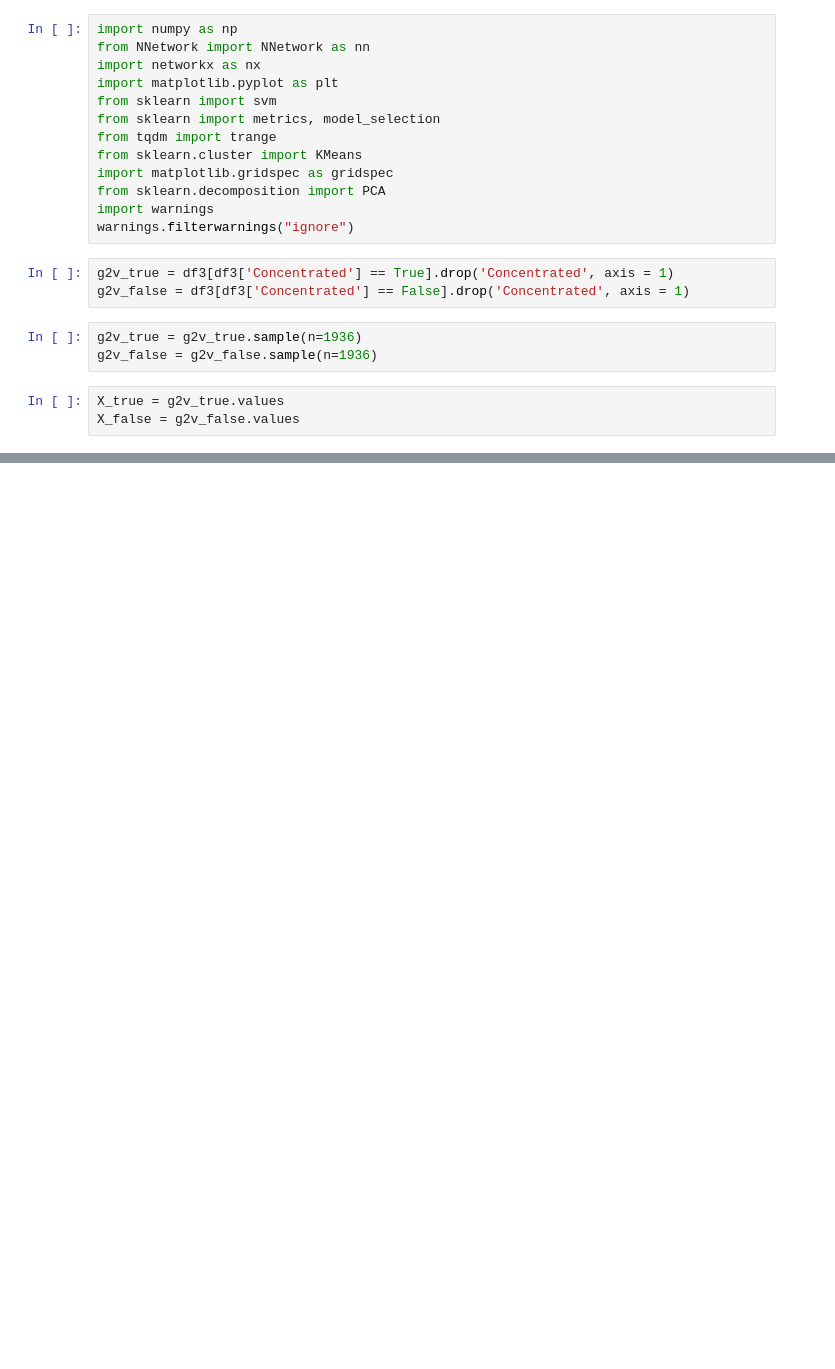
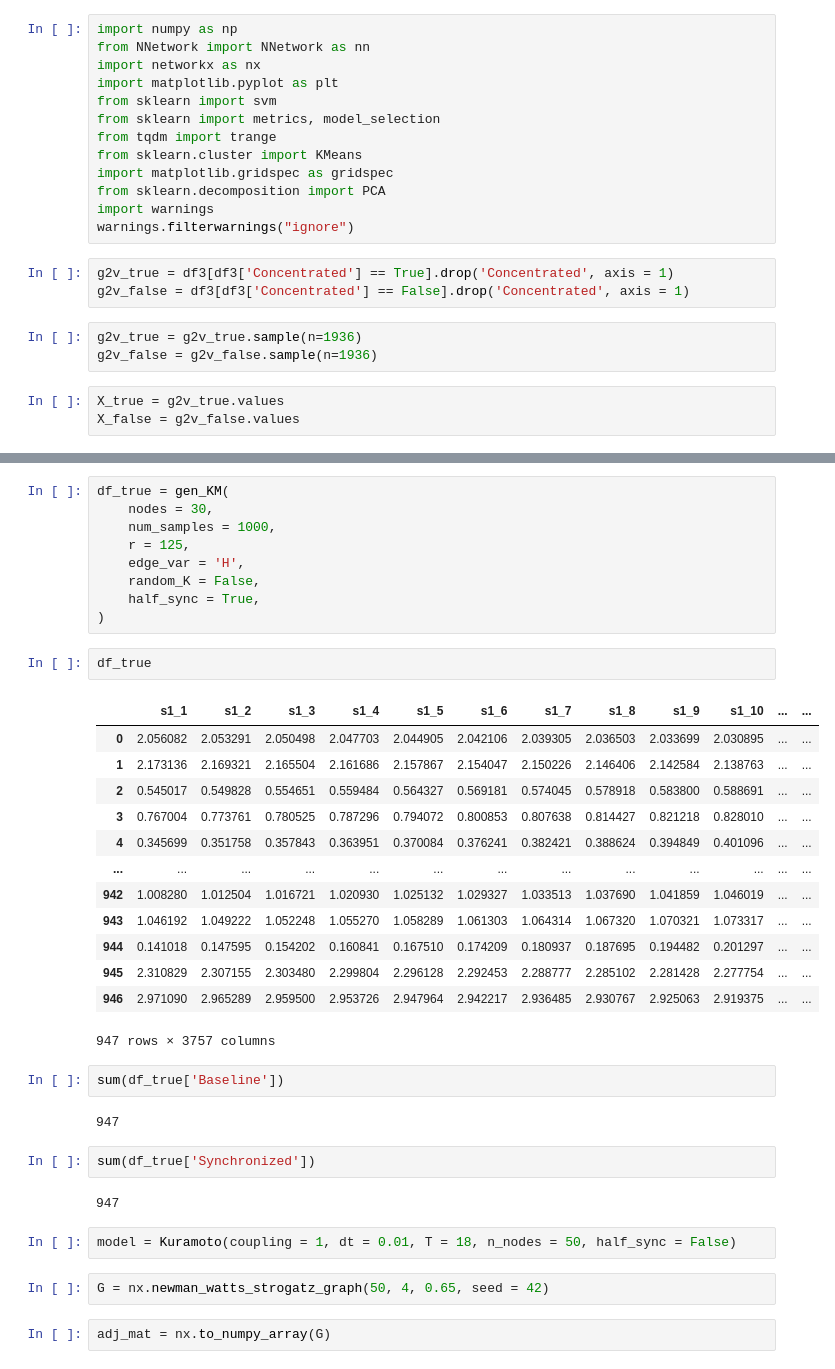
Before and after one commit to BryaneX455/reu2022, a Jupyter notebook: Kuramoto Model/Comparison_G2V.ipynb, the cells around one changed output, grey strips where cells are left out. Cells and saved outputs as stored; diff of their text form; blank space fills up the shorter version.

```diff
--- a/Kuramoto Model/Comparison_G2V.ipynb
+++ b/Kuramoto Model/Comparison_G2V.ipynb
@@ -735,0 +171,39 @@ array([6.28318531, 6.28318531, 6.28318531, 6.28318531])
+# %%
+df_true = gen_KM(
+    nodes = 30,
+    num_samples = 1000,
+    r = 125,
+    edge_var = 'H',
+    random_K = False,
+    half_sync = True,
+)
+# %%
+df_true
+# %% [output]
+|  | s1_1 | s1_2 | s1_3 | s1_4 | s1_5 | s1_6 | s1_7 | s1_8 | s1_9 | s1_10 | ... | ... |
+| 0 | 2.056082 | 2.053291 | 2.050498 | 2.047703 | 2.044905 | 2.042106 | 2.039305 | 2.036503 | 2.033699 | 2.030895 | ... | ... |
+| 1 | 2.173136 | 2.169321 | 2.165504 | 2.161686 | 2.157867 | 2.154047 | 2.150226 | 2.146406 | 2.142584 | 2.138763 | ... | ... |
+| 2 | 0.545017 | 0.549828 | 0.554651 | 0.559484 | 0.564327 | 0.569181 | 0.574045 | 0.578918 | 0.583800 | 0.588691 | ... | ... |
+| 3 | 0.767004 | 0.773761 | 0.780525 | 0.787296 | 0.794072 | 0.800853 | 0.807638 | 0.814427 | 0.821218 | 0.828010 | ... | ... |
+| 4 | 0.345699 | 0.351758 | 0.357843 | 0.363951 | 0.370084 | 0.376241 | 0.382421 | 0.388624 | 0.394849 | 0.401096 | ... | ... |
+| ... | ... | ... | ... | ... | ... | ... | ... | ... | ... | ... | ... | ... |
+| 942 | 1.008280 | 1.012504 | 1.016721 | 1.020930 | 1.025132 | 1.029327 | 1.033513 | 1.037690 | 1.041859 | 1.046019 | ... | ... |
+| 943 | 1.046192 | 1.049222 | 1.052248 | 1.055270 | 1.058289 | 1.061303 | 1.064314 | 1.067320 | 1.070321 | 1.073317 | ... | ... |
+| 944 | 0.141018 | 0.147595 | 0.154202 | 0.160841 | 0.167510 | 0.174209 | 0.180937 | 0.187695 | 0.194482 | 0.201297 | ... | ... |
+| 945 | 2.310829 | 2.307155 | 2.303480 | 2.299804 | 2.296128 | 2.292453 | 2.288777 | 2.285102 | 2.281428 | 2.277754 | ... | ... |
+| 946 | 2.971090 | 2.965289 | 2.959500 | 2.953726 | 2.947964 | 2.942217 | 2.936485 | 2.930767 | 2.925063 | 2.919375 | ... | ... |
+947 rows × 3757 columns
+# %%
+sum(df_true['Baseline'])
+# %% [output]
+947
+# %%
+sum(df_true['Synchronized'])
+# %% [output]
+947
+# %%
+model = Kuramoto(coupling = 1, dt = 0.01, T = 18, n_nodes = 50, half_sync = False)
+# %%
+G = nx.newman_watts_strogatz_graph(50, 4, 0.65, seed = 42)
+# %%
+adj_mat = nx.to_numpy_array(G)
```
Also changed, not shown: parts of 41 cells of this notebook, 3 other files.
